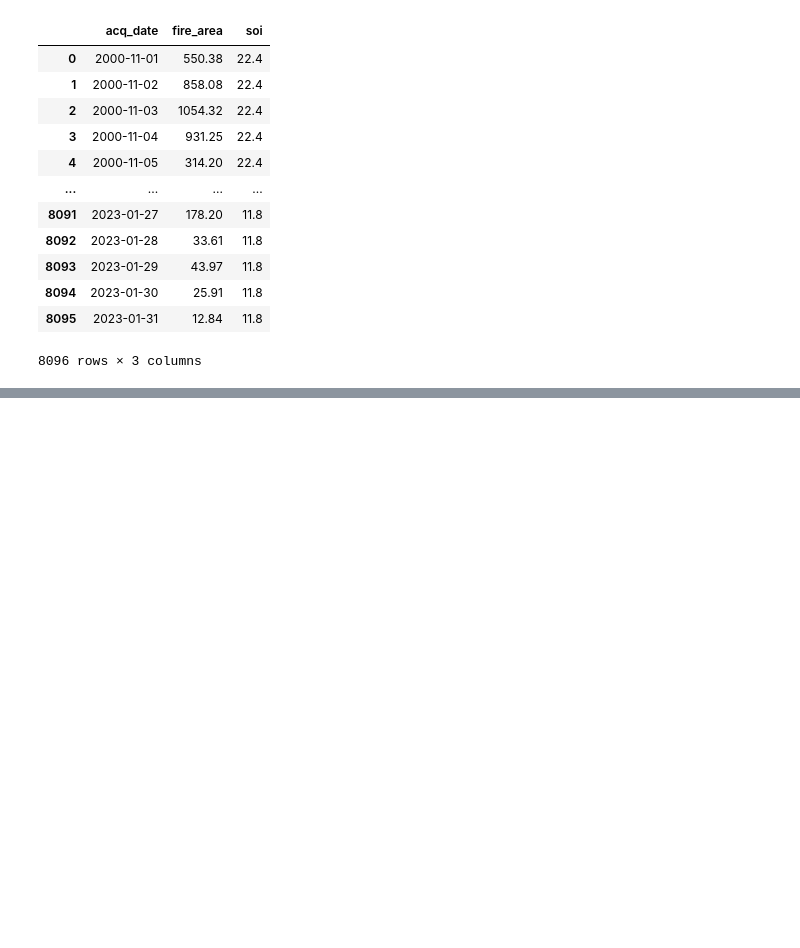
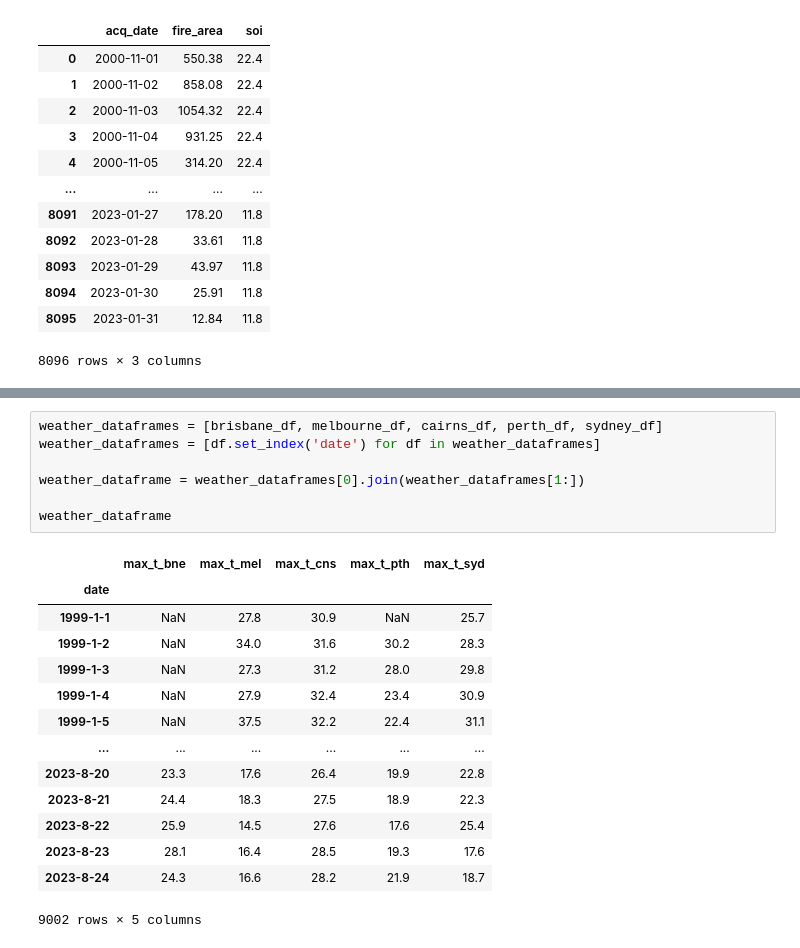
Before and after one commit to jtpotato/firetrace, a Jupyter notebook: src/processing.ipynb, the cells around one changed output, grey strips where cells are left out. Drawn from its saved outputs; the diff is of its cells as text; blank space fills up the shorter version.

```diff
--- a/src/preprocess/processing.ipynb
+++ b/src/processing.ipynb
@@ -94,0 +156,22 @@ add_soi.to_csv("../../data/gen_2/with_fire_area_and_soi.csv", index=False)
+# %%
+weather_dataframes = [brisbane_df, melbourne_df, cairns_df, perth_df, sydney_df]
+weather_dataframes = [df.set_index('date') for df in weather_dataframes]
+
+weather_dataframe = weather_dataframes[0].join(weather_dataframes[1:])
+
+weather_dataframe
+# %% [output]
+|  | max_t_bne | max_t_mel | max_t_cns | max_t_pth | max_t_syd |
+| date |  |  |  |  |  |
+| 1999-1-1 | NaN | 27.8 | 30.9 | NaN | 25.7 |
+| 1999-1-2 | NaN | 34.0 | 31.6 | 30.2 | 28.3 |
+| 1999-1-3 | NaN | 27.3 | 31.2 | 28.0 | 29.8 |
+| 1999-1-4 | NaN | 27.9 | 32.4 | 23.4 | 30.9 |
+| 1999-1-5 | NaN | 37.5 | 32.2 | 22.4 | 31.1 |
+| ... | ... | ... | ... | ... | ... |
+| 2023-8-20 | 23.3 | 17.6 | 26.4 | 19.9 | 22.8 |
+| 2023-8-21 | 24.4 | 18.3 | 27.5 | 18.9 | 22.3 |
+| 2023-8-22 | 25.9 | 14.5 | 27.6 | 17.6 | 25.4 |
+| 2023-8-23 | 28.1 | 16.4 | 28.5 | 19.3 | 17.6 |
+| 2023-8-24 | 24.3 | 16.6 | 28.2 | 21.9 | 18.7 |
+9002 rows × 5 columns
```
Also changed, not shown: parts of 7 cells of this notebook, 2 other files.
